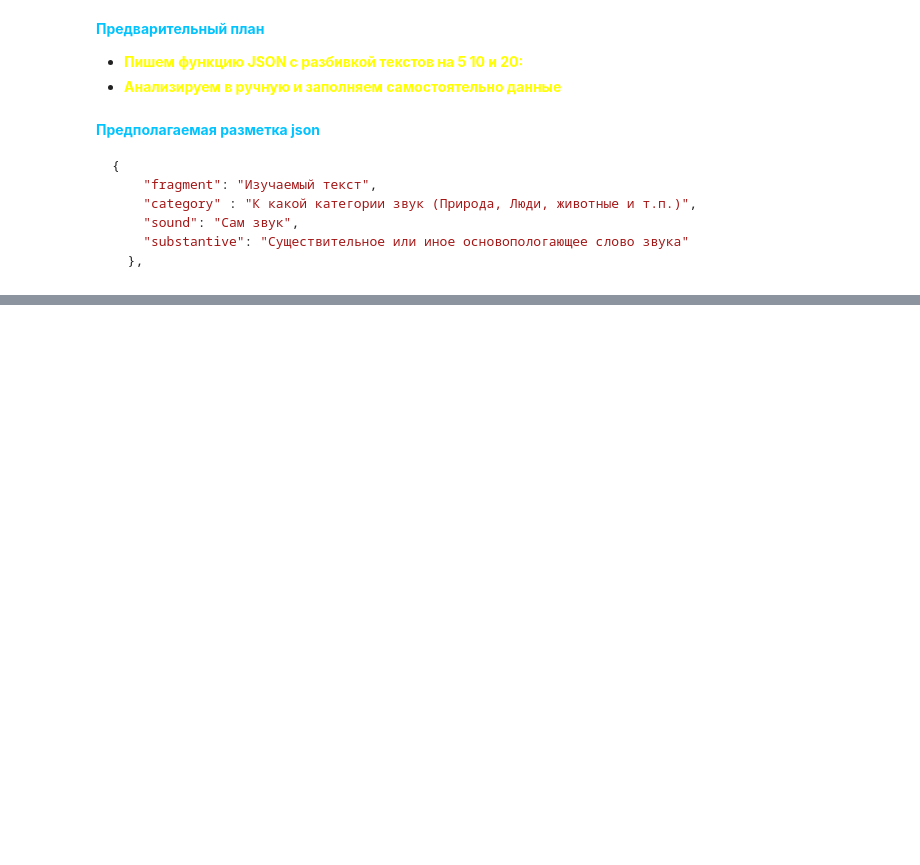
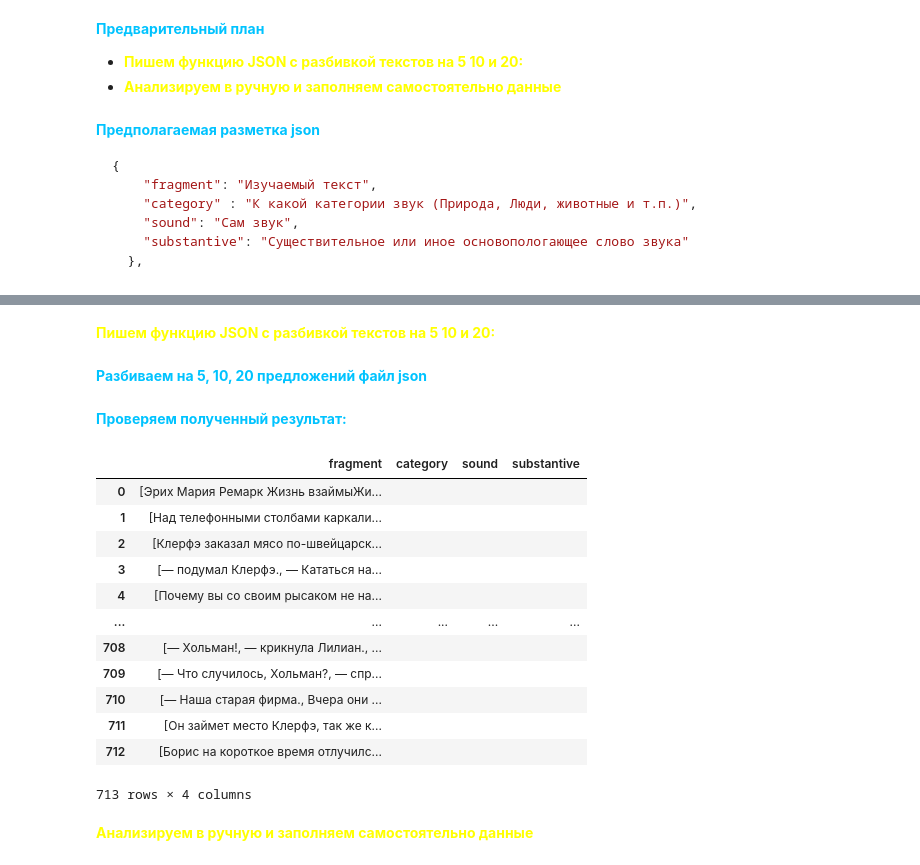
Before and after one commit to xndrf/eksmo, a Jupyter notebook: test.ipynb, the cells around one changed output, grey strips where cells are left out. Drawn from its saved outputs; the diff is of its cells as text; code cells hidden in the pictures; blank space fills up the shorter version.

Commit message:
read_json

```diff
--- a/test.ipynb
+++ b/test.ipynb
@@ -126,0 +33,2 @@ CropBox missing from /Page, defaulting to MediaBox
+# %% [markdown]
+<span style="color:yellow">**Пишем функцию JSON с разбивкой текстов на 5 10 и 20:**</span>
@@ -126,0 +72,2 @@ CropBox missing from /Page, defaulting to MediaBox
+# %% [markdown]
+<span style="color:#00c3ff">**Разбиваем на 5, 10, 20 предложений файл json**</span>
@@ -126,0 +77,22 @@ CropBox missing from /Page, defaulting to MediaBox
+# %% [markdown]
+<span style="color:#00c3ff">**Проверяем полученный результат:**</span>
+# %%
+# Читаем датасет в виде json
+df = pd.read_json('rr_10.json')
+df
+# %% [output]
+|  | fragment | category | sound | substantive |
+| 0 | [Эрих Мария Ремарк Жизнь взаймыЖи... |  |  |  |
+| 1 | [Над телефонными столбами каркали... |  |  |  |
+| 2 | [Клерфэ заказал мясо по-швейцарск... |  |  |  |
+| 3 | [— подумал Клерфэ., — Кататься на... |  |  |  |
+| 4 | [Почему вы со своим рысаком не на... |  |  |  |
+| ... | ... | ... | ... | ... |
+| 708 | [— Хольман!, — крикнула Лилиан., ... |  |  |  |
+| 709 | [— Что случилось, Хольман?, — спр... |  |  |  |
+| 710 | [— Наша старая фирма., Вчера они ... |  |  |  |
+| 711 | [Он займет место Клерфэ, так же к... |  |  |  |
+| 712 | [Борис на короткое время отлучилс... |  |  |  |
+713 rows × 4 columns
+# %% [markdown]
+<span style="color:yellow">**Анализируем в ручную и заполняем самостоятельно данные**</span>
```
Also changed, not shown: parts of 7 cells of this notebook, 3 other files.
